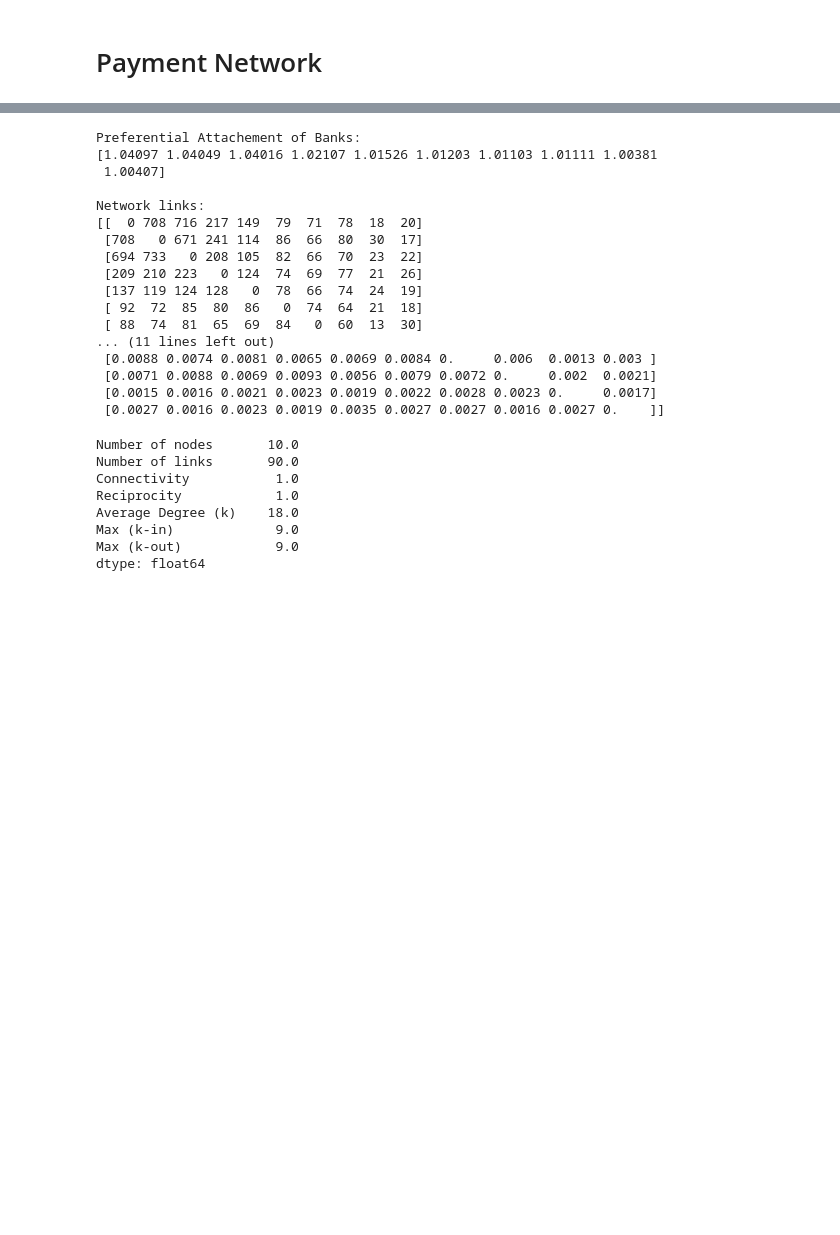
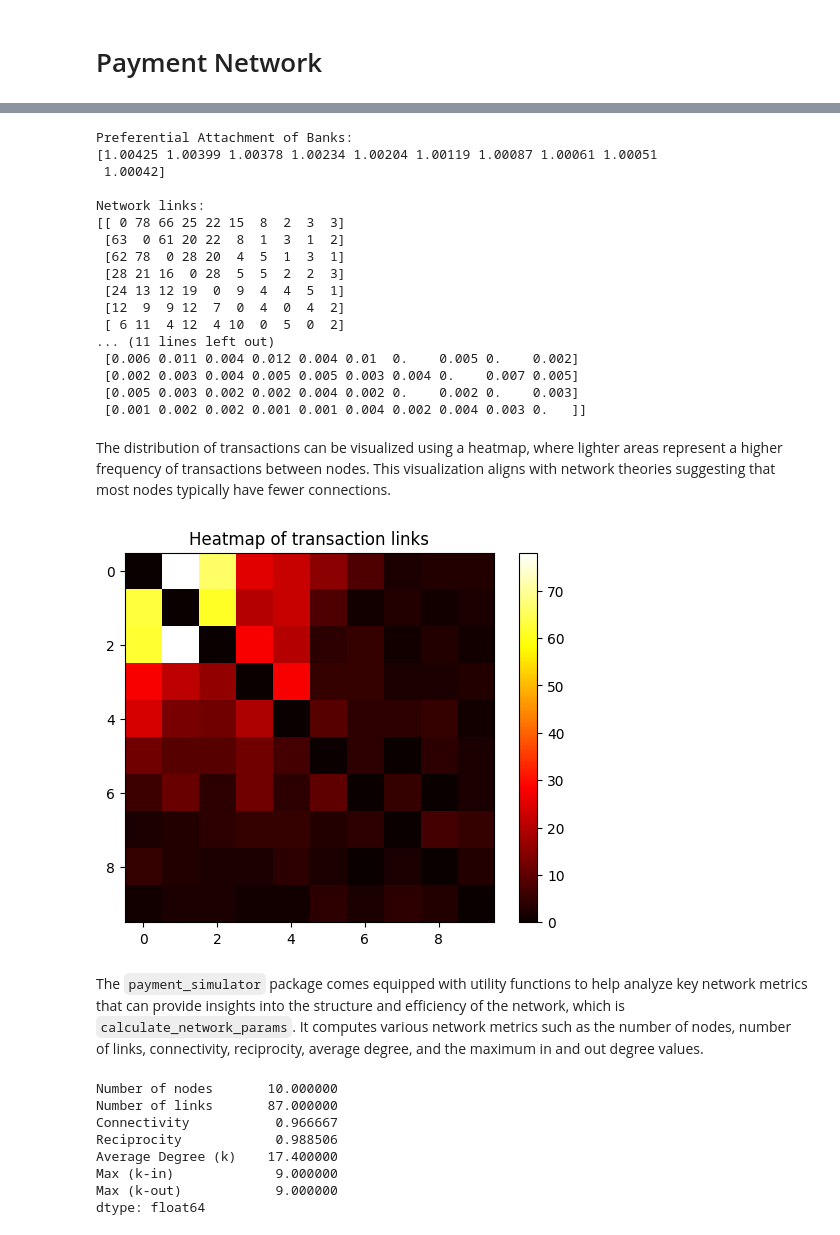
Before and after one commit to hanzholahs/payment-simulator, a Jupyter notebook: docs/example_networks.ipynb, the cells around one changed output, grey strips where cells are left out. Drawn from its saved outputs; the diff is of its cells as text; code cells hidden in the pictures; blank space fills up the shorter version.

```diff
--- a/docs/example_networks.ipynb
+++ b/docs/example_networks.ipynb
@@ -13,6 +15,6 @@ np.random.seed(1234)
 TOTAL_BANKS = 10
 INITIAL_BANKS = 3
 INCREMENT_BANKS = 4
-ALPHA = 0.00001
-AVG_PAYMENTS = 1000
+ALPHA = 1e-5
+AVG_PAYMENTS = 100
 ALLOW_SELF_LOOP = False
@@ -26,5 +40,5 @@ network.simulate_payments(increment=INCREMENT_BANKS, init_banks=INITIAL_BANKS)
 # %%
-print("Preferential Attachement of Banks:")
+print("Preferential Attachment of Banks:")
 print(network.h)
 
 print("\nNetwork links:")
@@ -32,34 +46,43 @@ print(np.round(network.extract_link_matrix(prop=False).astype(int), 4))
 
 print("\nNetwork links:")
 print(np.round(network.extract_link_matrix(), 4))
-
-assert (network.extract_link_matrix(False).sum() == TOTAL_BANKS * AVG_PAYMENTS)
 # %% [output]
-Preferential Attachement of Banks:
-[1.04097 1.04049 1.04016 1.02107 1.01526 1.01203 1.01103 1.01111 1.00381
- 1.00407]
+Preferential Attachment of Banks:
+[1.00425 1.00399 1.00378 1.00234 1.00204 1.00119 1.00087 1.00061 1.00051
+ 1.00042]
 
 Network links:
-[[  0 708 716 217 149  79  71  78  18  20]
- [708   0 671 241 114  86  66  80  30  17]
- [694 733   0 208 105  82  66  70  23  22]
- [209 210 223   0 124  74  69  77  21  26]
- [137 119 124 128   0  78  66  74  24  19]
- [ 92  72  85  80  86   0  74  64  21  18]
- [ 88  74  81  65  69  84   0  60  13  30]
+[[ 0 78 66 25 22 15  8  2  3  3]
+ [63  0 61 20 22  8  1  3  1  2]
+ [62 78  0 28 20  4  5  1  3  1]
+ [28 21 16  0 28  5  5  2  2  3]
+ [24 13 12 19  0  9  4  4  5  1]
+ [12  9  9 12  7  0  4  0  4  2]
+ [ 6 11  4 12  4 10  0  5  0  2]
 ... (11 lines left out)
- [0.0088 0.0074 0.0081 0.0065 0.0069 0.0084 0.     0.006  0.0013 0.003 ]
- [0.0071 0.0088 0.0069 0.0093 0.0056 0.0079 0.0072 0.     0.002  0.0021]
- [0.0015 0.0016 0.0021 0.0023 0.0019 0.0022 0.0028 0.0023 0.     0.0017]
- [0.0027 0.0016 0.0023 0.0019 0.0035 0.0027 0.0027 0.0016 0.0027 0.    ]]
+ [0.006 0.011 0.004 0.012 0.004 0.01  0.    0.005 0.    0.002]
+ [0.002 0.003 0.004 0.005 0.005 0.003 0.004 0.    0.007 0.005]
+ [0.005 0.003 0.002 0.002 0.004 0.002 0.    0.002 0.    0.003]
+ [0.001 0.002 0.002 0.001 0.001 0.004 0.002 0.004 0.003 0.   ]]
+# %% [markdown]
+The distribution of transactions can be visualized using a heatmap, where lighter areas represent a higher frequency of transactions between nodes. This visualization aligns with network theories suggesting that most nodes typically have fewer connections.
+# %%
+plt.imshow(network.extract_link_matrix(False), cmap='hot', interpolation='nearest')
+plt.colorbar()
+plt.title('Heatmap of transaction links')
+plt.show()
+# %% [output]
+[figure, added]
+# %% [markdown]
+The `payment_simulator` package comes equipped with utility functions to help analyze key network metrics that can provide insights into the structure and efficiency of the network, which is `calculate_network_params`. It computes various network metrics such as the number of nodes, number of links, connectivity, reciprocity, average degree, and the maximum in and out degree values.
 # %%
 pd.Series(calculate_network_params(network.G))
 # %% [output]
-Number of nodes       10.0
-Number of links       90.0
-Connectivity           1.0
-Reciprocity            1.0
-Average Degree (k)    18.0
-Max (k-in)             9.0
-Max (k-out)            9.0
+Number of nodes       10.000000
+Number of links       87.000000
+Connectivity           0.966667
+Reciprocity            0.988506
+Average Degree (k)    17.400000
+Max (k-in)             9.000000
+Max (k-out)            9.000000
 dtype: float64
```
Also changed, not shown: parts of 13 cells of this notebook.
